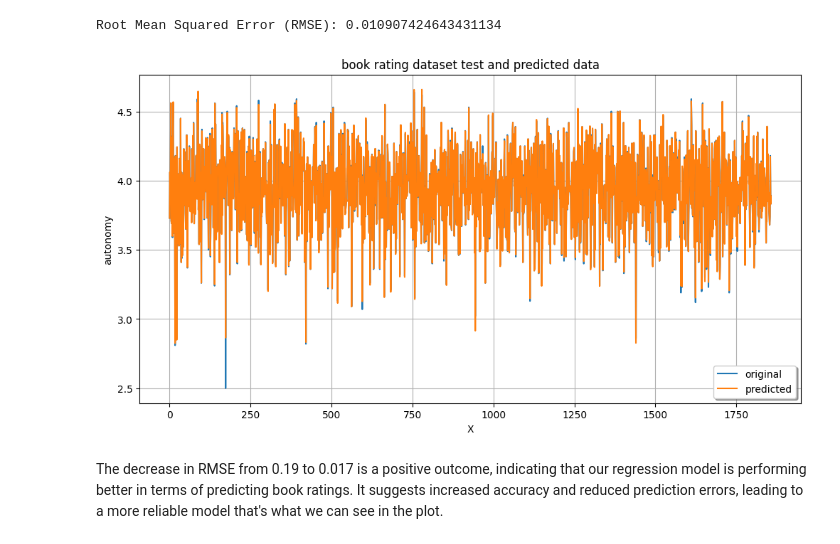
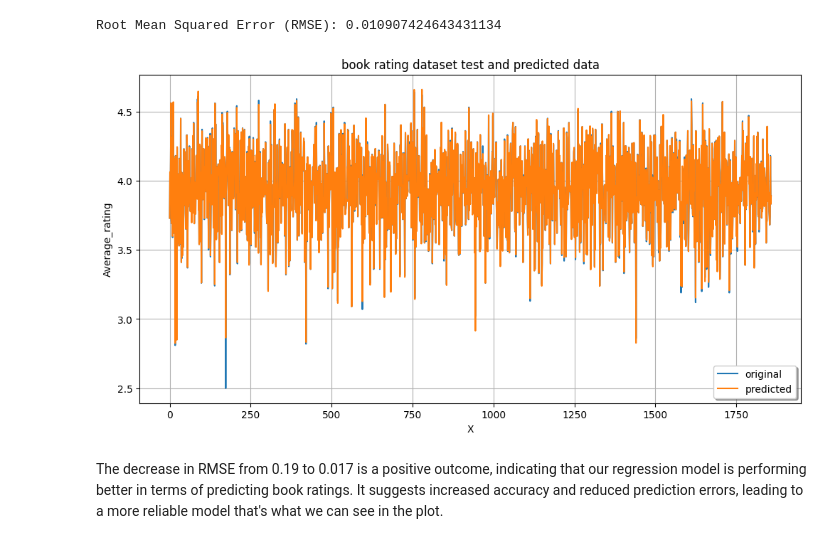
Before and after one commit to Nathan2BLK/DSTI-Project-Machine-Learning-with-Python-Labs, a Jupyter notebook: Yosr Solution/feature_engineering.ipynb, the cells around one changed output. Drawn from its saved outputs; the diff is of its cells as text; code cells hidden in the pictures.

```diff
--- a/Yosr Solution/feature_engineering.ipynb
+++ b/Yosr Solution/feature_engineering.ipynb
@@ -83,3 +83,8 @@ df_rate_books['title_word_count'] = df_rate_books['title'].apply(lambda x: len(s
 <h3> Count authors </h3>
 # %%
 df_rate_books['authors_name_count'] = df_rate_books['authors'].apply(lambda x: len(str(x).split('/')))
+# %%
+# Extract relevant components
+df_rate_books['year'] = df_rate_books['publication_date'].dt.year
+df_rate_books['month'] = df_rate_books['publication_date'].dt.month
+df_rate_books['day'] = df_rate_books['publication_date'].dt.day
@@ -163,6 +208,7 @@ plt.show()
 [figure]
 # %%
 X = df_rate_books.drop(columns=['author_mean_rates_rating','num_pages_bucket','author_mean_rates_rating'], axis=1)
+X = X.drop(X.)
 y = df_rate_books['average_rating']
 # %%
 X_train, X_test, y_train, y_test = train_test_split(X, y, test_size=0.2, random_state=42)
@@ -202,17 +248,17 @@ Root Mean Squared Error (RMSE): 0.010907424643431134
 # %%
 import matplotlib.pyplot as plt
 # visualizing in a plot
 x_ax = range(len(y_test))
 plt.figure(figsize=(12, 6))
 plt.plot(x_ax, y_test, label="original")
 plt.plot(x_ax, y_pred, label="predicted")
 plt.title("book rating dataset test and predicted data")
 plt.xlabel('X')
-plt.ylabel('autonomy')
+plt.ylabel('Average_rating')
 plt.legend(loc='best', fancybox=True, shadow=True)
 plt.grid(True)
 plt.show()
 # %% [output]
-[figure, old version]
+[figure, new version]
 # %% [markdown]
  The decrease in RMSE from 0.19 to 0.017 is a positive outcome, indicating that our regression model is performing better in terms of predicting book ratings. It suggests increased accuracy and reduced prediction errors, leading to a more reliable model that's what we can see in the plot.
```
Also changed, not shown: parts of 3 cells of this notebook, 10 other files.
